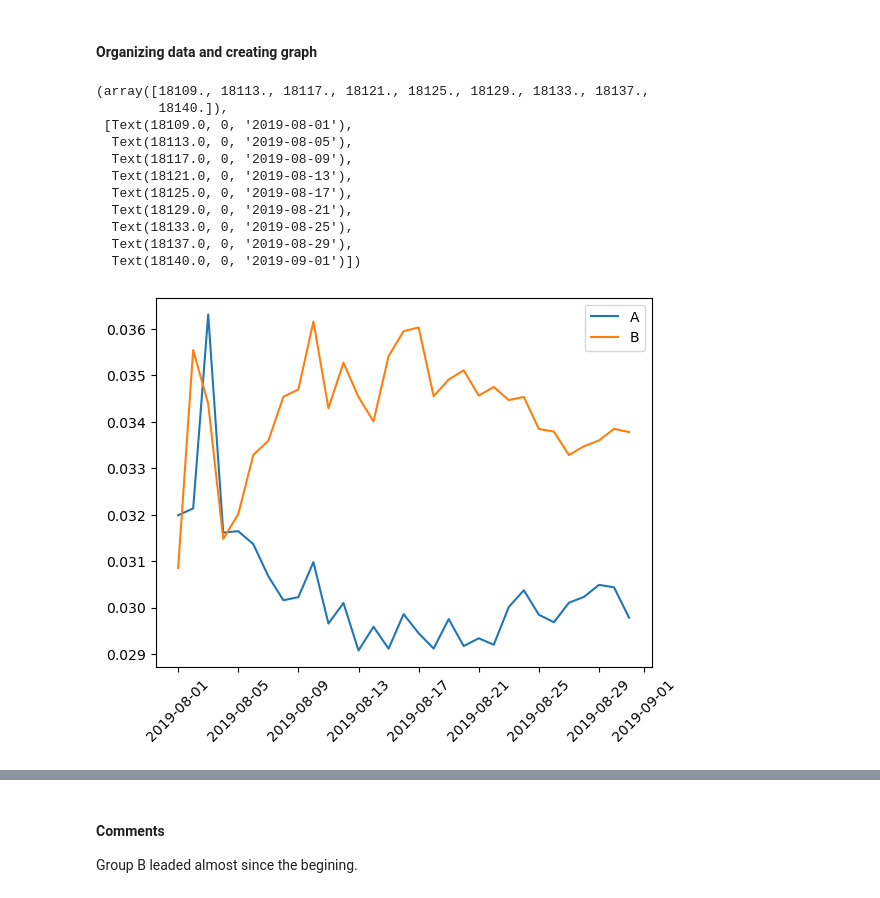
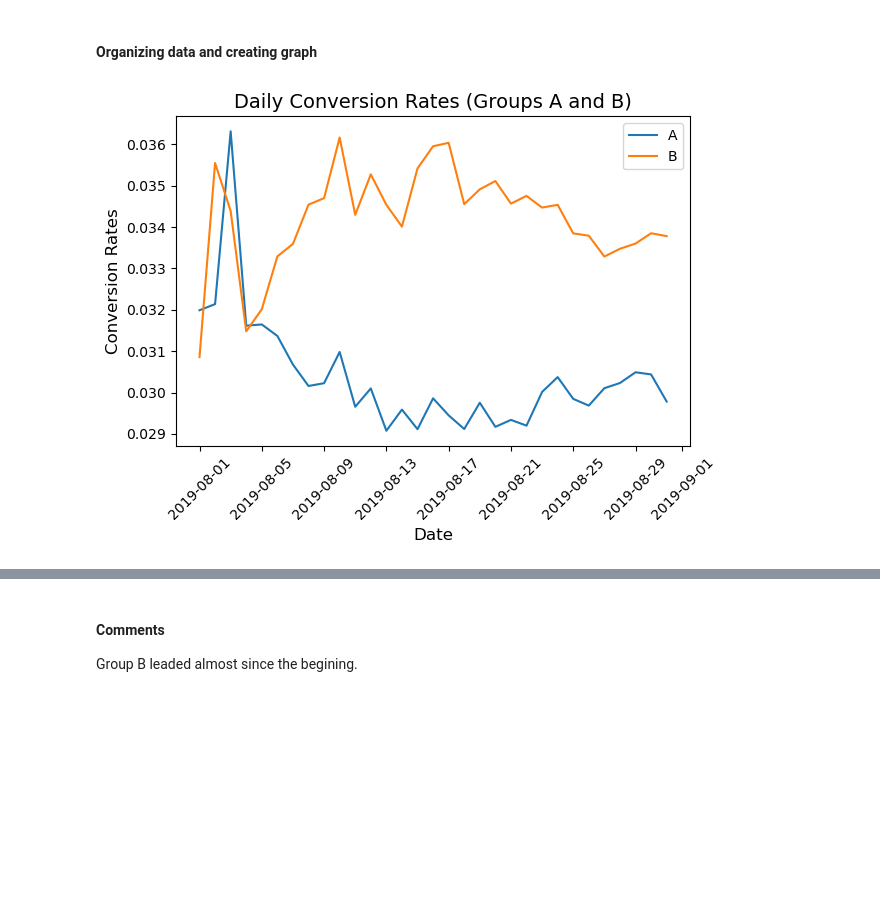
Before and after one commit to rockaline/AB_Test, a Jupyter notebook: Notebook.ipynb, the cells around one changed output, grey strips where cells are left out. Drawn from its saved outputs; the diff is of its cells as text; code cells hidden in the pictures; blank space fills up the shorter version.

```diff
--- a/Notebook.ipynb
+++ b/Notebook.ipynb
@@ -466,42 +465,42 @@ cumulativeData['conversion'] = (
 )
 
 cumulativeDataA = cumulativeData[
     cumulativeData['group'] == 'A'
 ]
 cumulativeDataB = cumulativeData[
     cumulativeData['group'] == 'B'
 ]
 
 
 # Plot for group A
 plt.plot(
     cumulativeDataA['date'],
     cumulativeDataA['conversion'],
     label='A'
 )
 
 # Plor for group B
 plt.plot(
     cumulativeDataB['date'],
     cumulativeDataB['conversion'],
     label='B'
 )
 
 # Adding legend
 plt.legend()
 
+# Adding axis titles
+plt.xlabel("Date", fontsize=12)
+plt.ylabel("Conversion Rates", fontsize=12)
+
+# Adding a plot title
+plt.title("Daily Conversion Rates (Groups A and B)", fontsize=14)
+
 # Rotating the x-axis labels by 45 degrees
 plt.xticks(rotation=45)
+
+# Showing the plot
+plt.tight_layout()
+plt.show()
 # %% [output]
-(array([18109., 18113., 18117., 18121., 18125., 18129., 18133., 18137.,
-        18140.]),
- [Text(18109.0, 0, '2019-08-01'),
-  Text(18113.0, 0, '2019-08-05'),
-  Text(18117.0, 0, '2019-08-09'),
-  Text(18121.0, 0, '2019-08-13'),
-  Text(18125.0, 0, '2019-08-17'),
-  Text(18129.0, 0, '2019-08-21'),
-  Text(18133.0, 0, '2019-08-25'),
-  Text(18137.0, 0, '2019-08-29'),
-  Text(18140.0, 0, '2019-09-01')])
-[figure, old version]
+[figure, new version]
```
Also changed, not shown: parts of 15 cells of this notebook.
